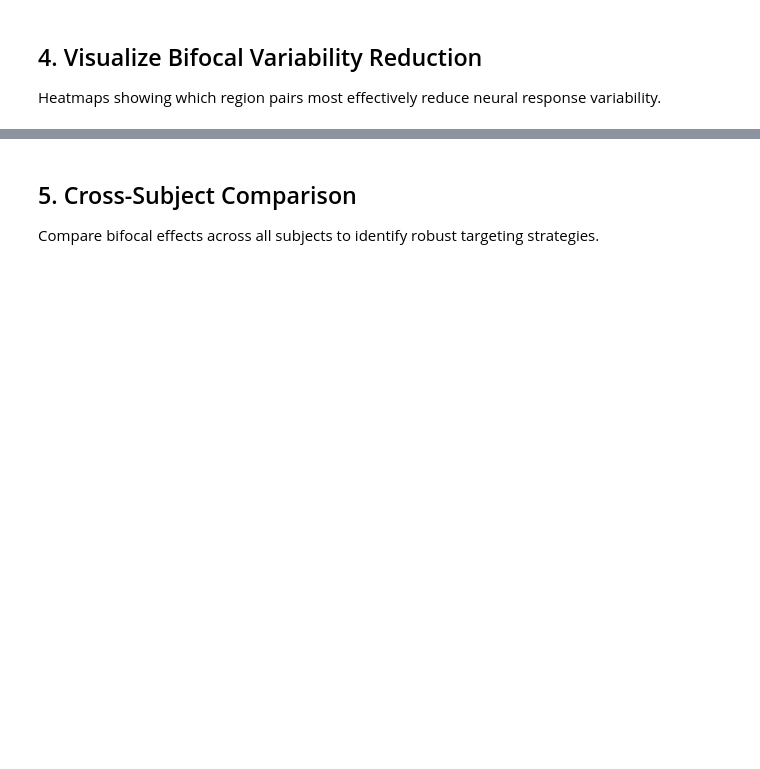
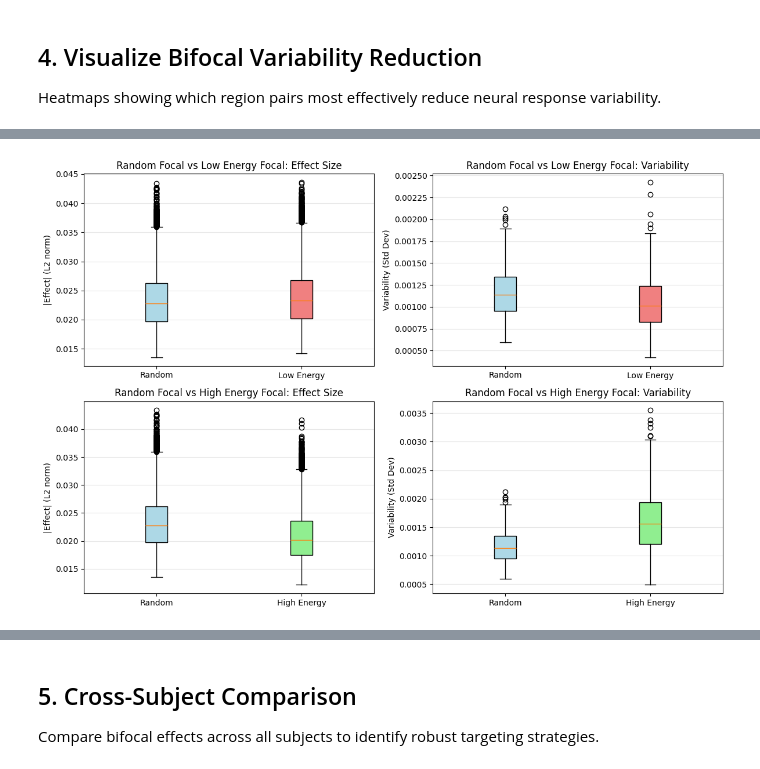
Before and after one commit to grabuffo/BrainStim_ANN_fMRI_HCP, a Jupyter notebook: notebooks/Reduce_effects_variability.ipynb, the cells around one changed output, grey strips where cells are left out. Saved outputs shown, nothing was run; the diff lists cells and outputs as text; code cells hidden in the pictures; blank space fills up the shorter version.

```diff
--- a/notebooks/Reduce_effects_variability.ipynb
+++ b/notebooks/Reduce_effects_variability.ipynb
@@ -252,0 +533,86 @@ else:
+# %%
+# Focal-only comparison: Random vs Low energy vs High energy
+if len(BECts) > 0:
+    first_sid = list(BECts.keys())[0]
+    BEC_t = BECts[first_sid]
+
+    print(f"\n================ FOCAL-ONLY ANALYSIS: {first_sid} ================")
+
+    M, N, _ = BEC_t.shape
+
+    # Extract diagonal (focal) values only
+    focal_rand = np.array([BEC_t[t, i, i] for t in rand_idx for i in range(N)])      # (n_sel*N,)
+    focal_low = np.array([BEC_t[t, i, i] for t in low_idx for i in range(N)])        # (n_sel*N,)
+    focal_high = np.array([BEC_t[t, i, i] for t in high_idx for i in range(N)])      # (n_sel*N,)
+
+    # Create figure with 4 subplots: 2 comparisons × 2 metrics
+    fig, axes = plt.subplots(2, 2, figsize=(12, 8))
+
+    # --- COMPARISON 1: Random focal vs Low energy focal ---
+
+    # Effect size comparison
+    data_effect_1 = [np.abs(focal_rand), np.abs(focal_low)]
+    bp1 = axes[0, 0].boxplot(data_effect_1, labels=['Random', 'Low Energy'], patch_artist=True)
+    for patch, color in zip(bp1['boxes'], ['lightblue', 'lightcoral']):
+        patch.set_facecolor(color)
+    axes[0, 0].set_ylabel('|Effect| (L2 norm)')
+    axes[0, 0].set_title('Random Focal vs Low Energy Focal: Effect Size')
+    axes[0, 0].grid(True, alpha=0.3, axis='y')
+
+    # Variability comparison (use absolute values to compute spread)
+    # For each region separately, compute std across selected times
+    var_rand_regional = np.array([np.std(BEC_t[rand_idx, i, i]) for i in range(N)])
+    var_low_regional = np.array([np.std(BEC_t[low_idx, i, i]) for i in range(N)])
+
+    data_var_1 = [var_rand_regional, var_low_regional]
+    bp2 = axes[0, 1].boxplot(data_var_1, labels=['Random', 'Low Energy'], patch_artist=True)
+    for patch, color in zip(bp2['boxes'], ['lightblue', 'lightcoral']):
+        patch.set_facecolor(color)
+    axes[0, 1].set_ylabel('Variability (Std Dev)')
+    axes[0, 1].set_title('Random Focal vs Low Energy Focal: Variability')
+    axes[0, 1].grid(True, alpha=0.3, axis='y')
+
+    # --- COMPARISON 2: Random focal vs High energy focal ---
+
+    var_high_regional = np.array([np.std(BEC_t[high_idx, i, i]) for i in range(N)])
+
+    # Effect size comparison
+    data_effect_2 = [np.abs(focal_rand), np.abs(focal_high)]
+    bp3 = axes[1, 0].boxplot(data_effect_2, labels=['Random', 'High Energy'], patch_artist=True)
+    for patch, color in zip(bp3['boxes'], ['lightblue', 'lightgreen']):
+        patch.set_facecolor(color)
+    axes[1, 0].set_ylabel('|Effect| (L2 norm)')
+    axes[1, 0].set_title('Random Focal vs High Energy Focal: Effect Size')
+    axes[1, 0].grid(True, alpha=0.3, axis='y')
+
+    # Variability comparison
+    data_var_2 = [var_rand_regional, var_high_regional]
+    bp4 = axes[1, 1].boxplot(data_var_2, labels=['Random', 'High Energy'], patch_artist=True)
+    for patch, color in zip(bp4['boxes'], ['lightblue', 'lightgreen']):
+        patch.set_facecolor(color)
+    axes[1, 1].set_ylabel('Variability (Std Dev)')
+    axes[1, 1].set_title('Random Focal vs High Energy Focal: Variability')
+    axes[1, 1].grid(True, alpha=0.3, axis='y')
+
+    plt.tight_layout()
+    #plt.savefig(os.path.join(project_root, 'focal_energy_comparison_boxplots.png'), dpi=150, bbox_inches='tight')
+    plt.show()
+
+    # Print statistics
+    print(f"\n📊 FOCAL-ONLY COMPARISON STATISTICS:")
+    print(f"\n1. Random vs Low Energy Focal:")
+    print(f"   Effect size (Random):    {np.mean(np.abs(focal_rand)):.4f} ± {np.std(np.abs(focal_rand)):.4f}")
+    print(f"   Effect size (Low Energy): {np.mean(np.abs(focal_low)):.4f} ± {np.std(np.abs(focal_low)):.4f}")
+    print(f"   Variability (Random):    {np.mean(var_rand_regional):.4f} ± {np.std(var_rand_regional):.4f}")
+    print(f"   Variability (Low Energy): {np.mean(var_low_regional):.4f} ± {np.std(var_low_regional):.4f}")
+
+    print(f"\n2. Random vs High Energy Focal:")
+    print(f"   Effect size (Random):     {np.mean(np.abs(focal_rand)):.4f} ± {np.std(np.abs(focal_rand)):.4f}")
+    print(f"   Effect size (High Energy): {np.mean(np.abs(focal_high)):.4f} ± {np.std(np.abs(focal_high)):.4f}")
+    print(f"   Variability (Random):     {np.mean(var_rand_regional):.4f} ± {np.std(var_rand_regional):.4f}")
+    print(f"   Variability (High Energy): {np.mean(var_high_regional):.4f} ± {np.std(var_high_regional):.4f}")
+
+    print(f"\n✓ Focal-only energy comparison boxplots saved")
+else:
+    print("⚠️ No BECt data available.")
+# %% [output]
@@ -252,0 +620 @@ else:
+[figure, added]
```
Also changed, not shown: parts of 18 cells of this notebook.
